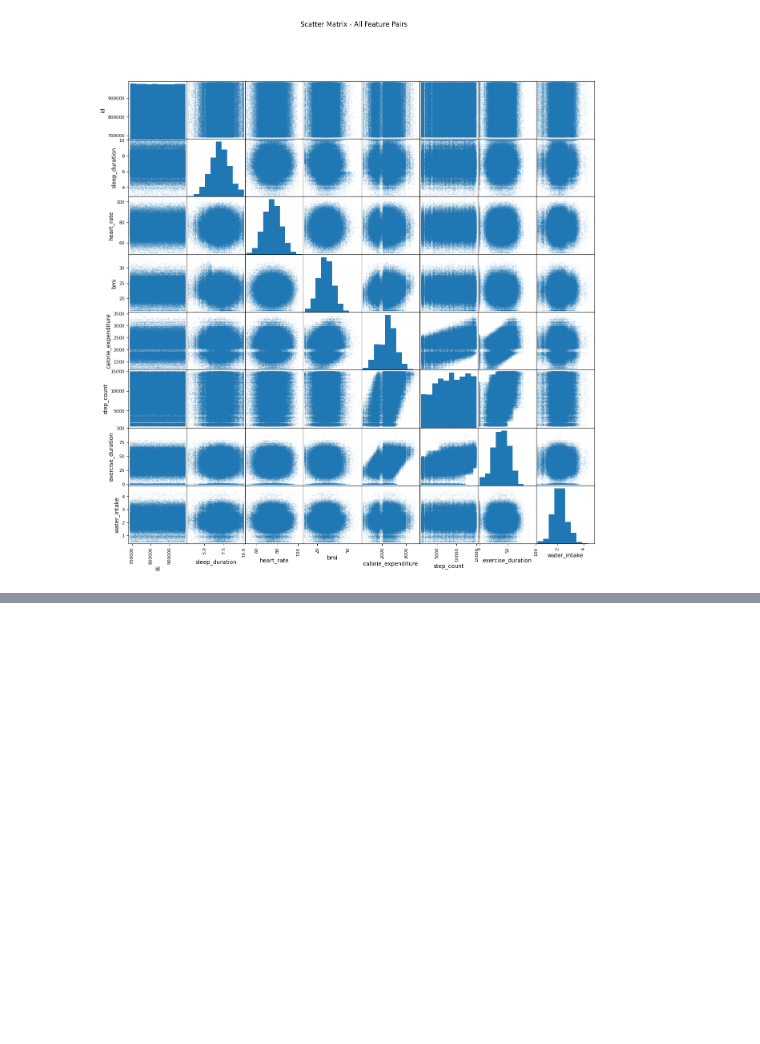
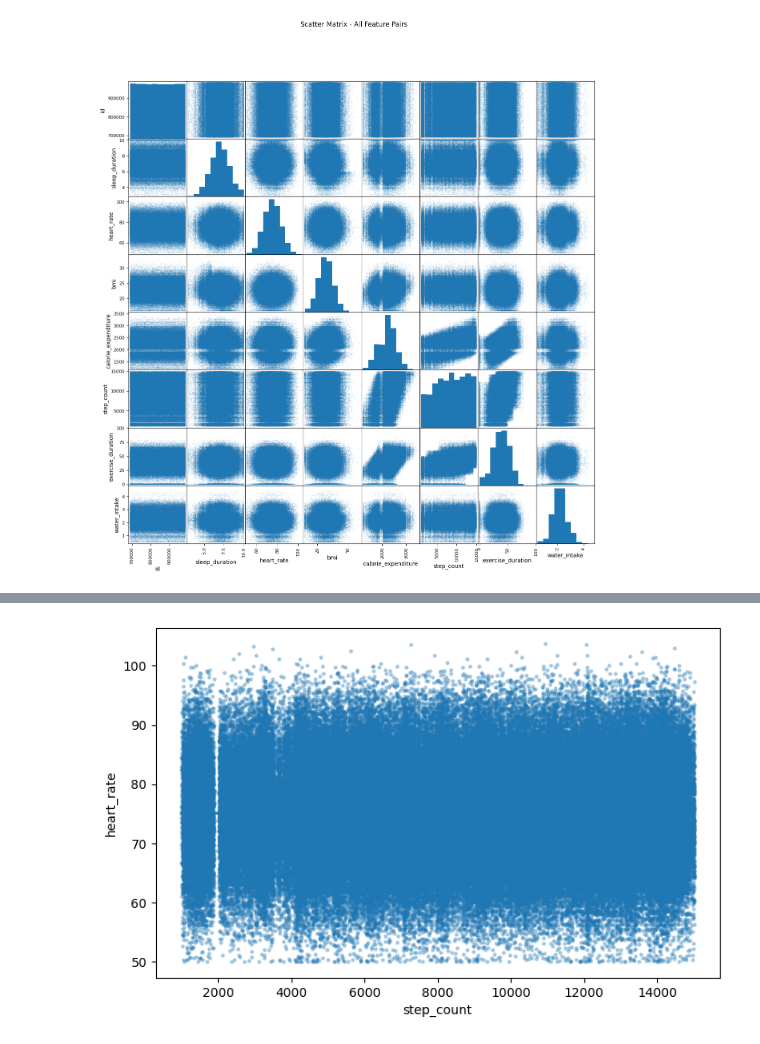
Before and after one commit to TinyHaitch/Kaggle-Notebook, a Jupyter notebook: student-health-issue.ipynb, the cells around one changed output, grey strips where cells are left out. Cells and saved outputs as stored; diff of their text form; code cells hidden in the pictures; blank space fills up the shorter version.

```diff
--- a/student-health-issue.ipynb
+++ b/student-health-issue.ipynb
@@ -162,0 +171,7 @@ plt.show()
+# %%
+import seaborn as sns
+fig, ax3 = plt.subplots(figsize=(8, 5))
+sns.regplot(x=data['step_count'], y=data['heart_rate'], ax=ax3, scatter_kws={'s': 5, 'alpha': 0.3})
+plt.show()
+# %% [output]
+[figure, added]
```
Also changed, not shown: parts of 1 cell of this notebook.
